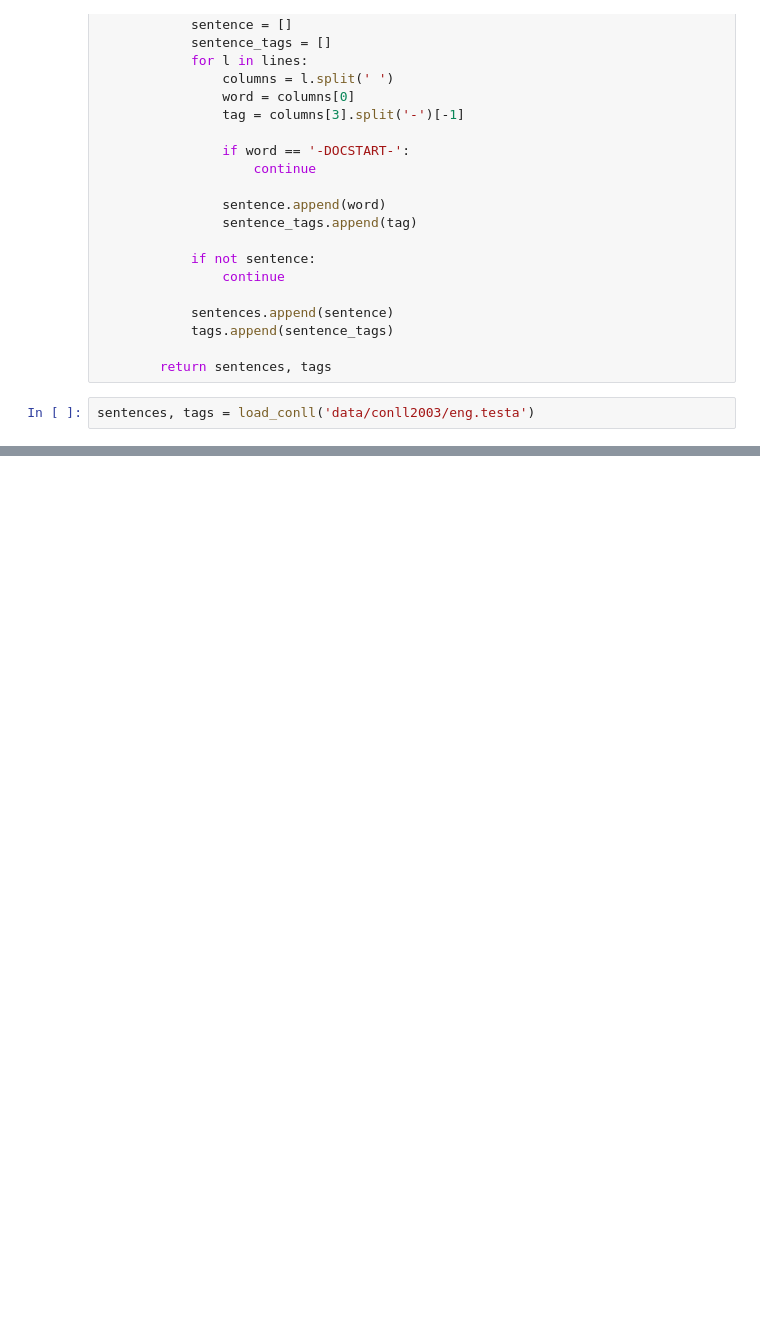
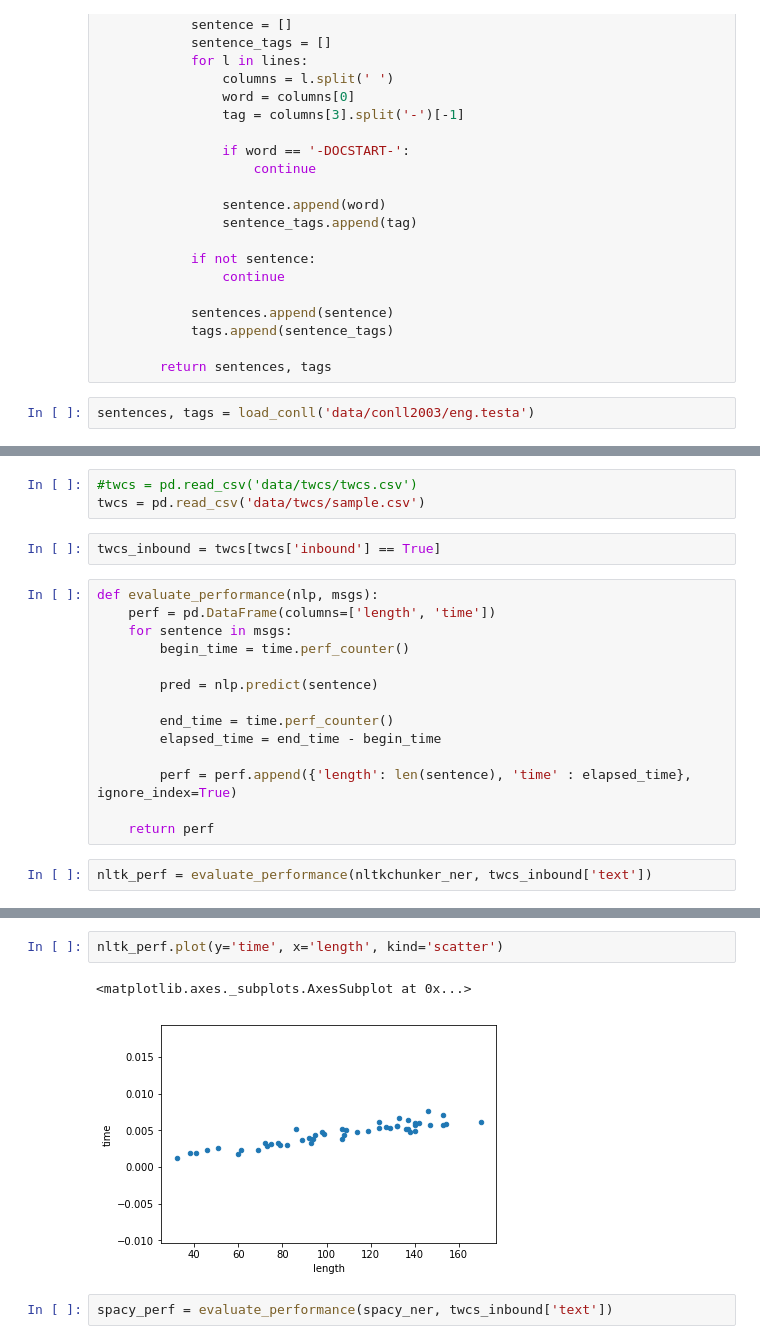
Before and after one commit to gasani/undergraduate-practice, a Jupyter notebook: ner/Evaluation.ipynb, the cells around one changed output, grey strips where cells are left out. Cells and saved outputs as stored; diff of their text form; blank space fills up the shorter version.

```diff
--- a/ner/Evaluation.ipynb
+++ b/ner/Evaluation.ipynb
@@ -77,0 +214,21 @@ f1_score(y_true, y_pred, average='weighted')
+# %%
+#twcs = pd.read_csv('data/twcs/twcs.csv')
+twcs = pd.read_csv('data/twcs/sample.csv')
+# %%
+twcs_inbound = twcs[twcs['inbound'] == True]
+# %%
+def evaluate_performance(nlp, msgs):
+    perf = pd.DataFrame(columns=['length', 'time'])
+    for sentence in msgs:
+        begin_time = time.perf_counter()
+
+        pred = nlp.predict(sentence)
+
+        end_time = time.perf_counter()
+        elapsed_time = end_time - begin_time
+
+        perf = perf.append({'length': len(sentence), 'time' : elapsed_time}, ignore_index=True)
+
+    return perf
+# %%
+nltk_perf = evaluate_performance(nltkchunker_ner, twcs_inbound['text'])
@@ -77,0 +247,7 @@ f1_score(y_true, y_pred, average='weighted')
+# %%
+nltk_perf.plot(y='time', x='length', kind='scatter')
+# %% [output]
+<matplotlib.axes._subplots.AxesSubplot at 0x...>
+[figure, added]
+# %%
+spacy_perf = evaluate_performance(spacy_ner, twcs_inbound['text'])
```
Also changed, not shown: parts of 29 cells of this notebook.
